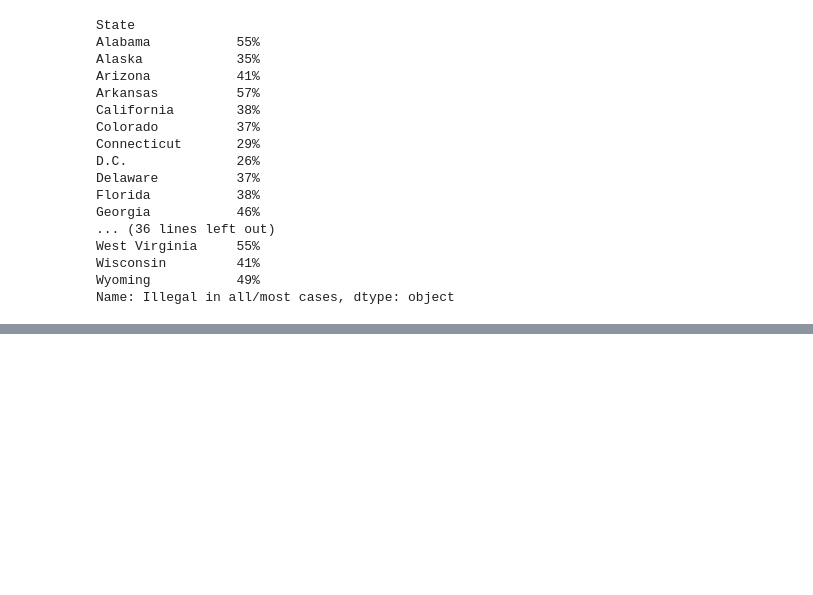
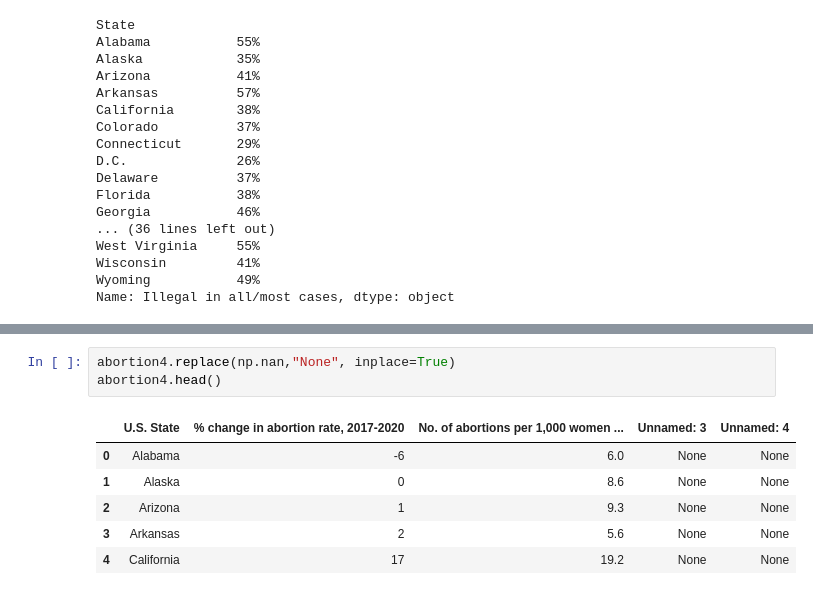
Before and after one commit to Mmarlo5/psychic-doodle, a Jupyter notebook: Problem_Set_2.ipynb, the cells around one changed output, grey strips where cells are left out. Cells and saved outputs as stored; diff of their text form; blank space fills up the shorter version.

```diff
--- a/Problem_Set_2.ipynb
+++ b/Problem_Set_2.ipynb
@@ -258,0 +279,10 @@ Name: Illegal in all/most cases, dtype: object
+# %%
+abortion4.replace(np.nan,"None", inplace=True)
+abortion4.head()
+# %% [output]
+|  | U.S. State | % change in abortion rate, 2017-2020 | No. of abortions per 1,000 women ... | Unnamed: 3 | Unnamed: 4 |
+| 0 | Alabama | -6 | 6.0 | None | None |
+| 1 | Alaska | 0 | 8.6 | None | None |
+| 2 | Arizona | 1 | 9.3 | None | None |
+| 3 | Arkansas | 2 | 5.6 | None | None |
+| 4 | California | 17 | 19.2 | None | None |
```
Also changed, not shown: parts of 5 cells of this notebook.
